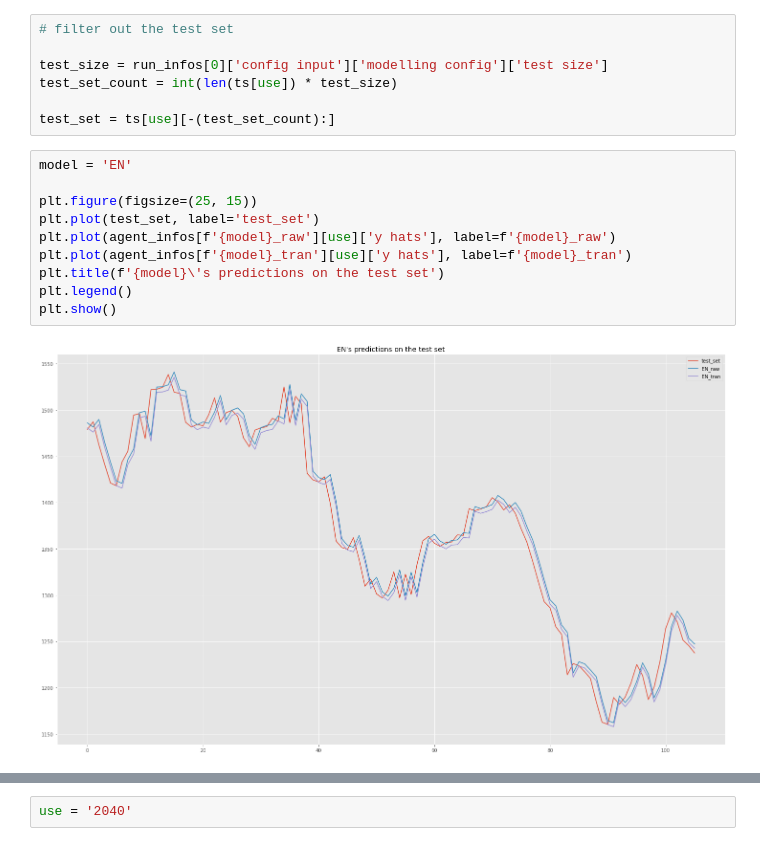
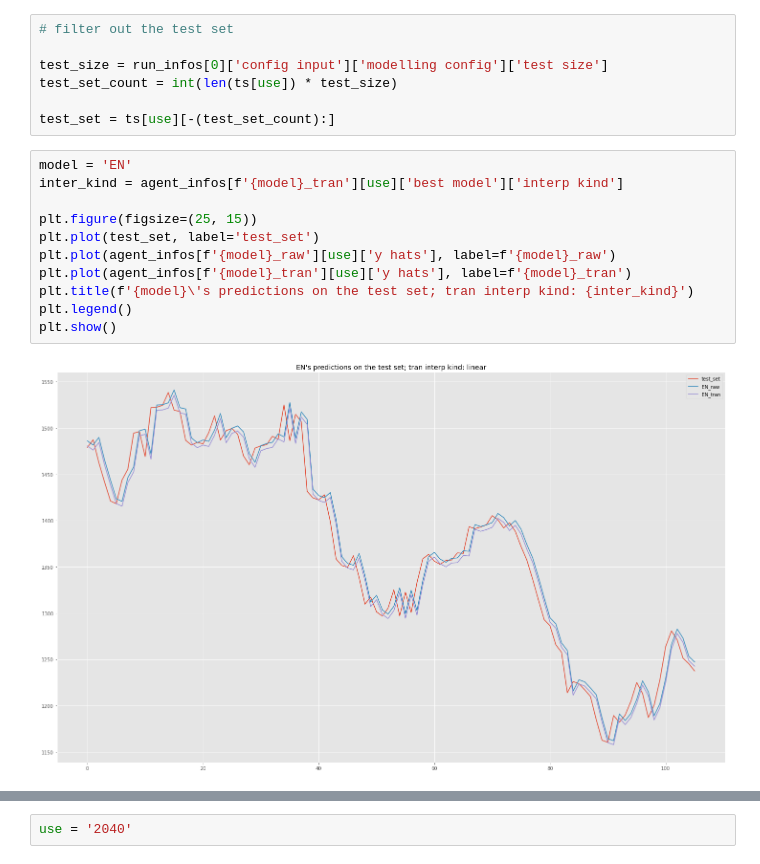
Before and after one commit to LinusLin6769/DCLaboratory01, a Jupyter notebook: experiment_info/m4_daily_finance_gap0_akima/m4_daily_finance_gap0_akima.ipynb, the cells around one changed output, grey strips where cells are left out. Saved outputs shown, nothing was run; the diff lists cells and outputs as text.

```diff
--- a/experiment_info/m4_daily_finance_gap0_akima/m4_daily_finance_gap0_akima.ipynb
+++ b/experiment_info/m4_daily_finance_gap0_akima/m4_daily_finance_gap0_akima.ipynb
@@ -172,15 +172,16 @@ test_set_count = int(len(ts[use]) * test_size)
 test_set = ts[use][-(test_set_count):]
 # %%
 model = 'EN'
+inter_kind = agent_infos[f'{model}_tran'][use]['best model']['interp kind']
 
 plt.figure(figsize=(25, 15))
 plt.plot(test_set, label='test_set')
 plt.plot(agent_infos[f'{model}_raw'][use]['y hats'], label=f'{model}_raw')
 plt.plot(agent_infos[f'{model}_tran'][use]['y hats'], label=f'{model}_tran')
-plt.title(f'{model}\'s predictions on the test set')
+plt.title(f'{model}\'s predictions on the test set; tran interp kind: {inter_kind}')
 plt.legend()
 plt.show()
 # %% [output]
-[figure, old version]
+[figure, new version]
 # %%
 model = 'MLP'
```
Also changed, not shown: parts of 13 cells of this notebook, 13 other files.
